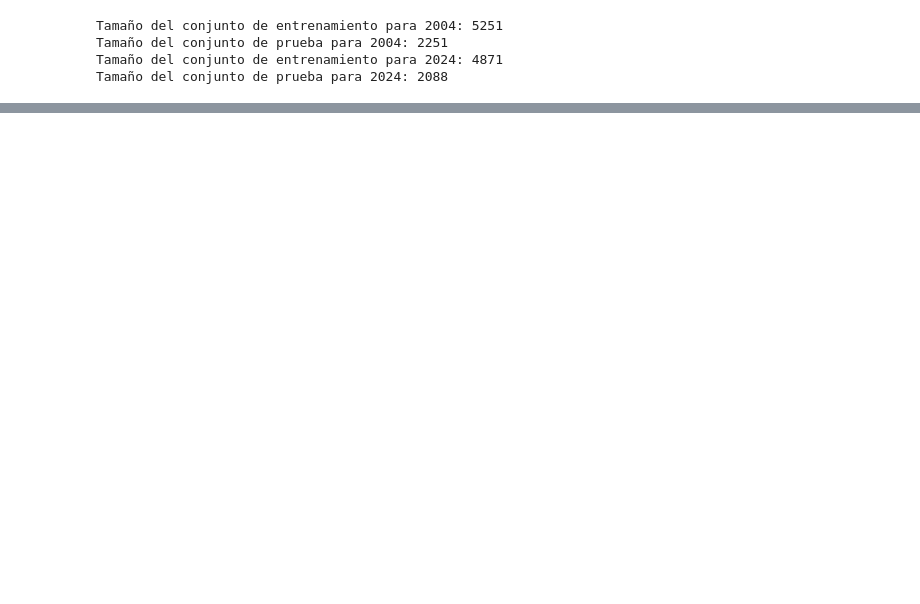
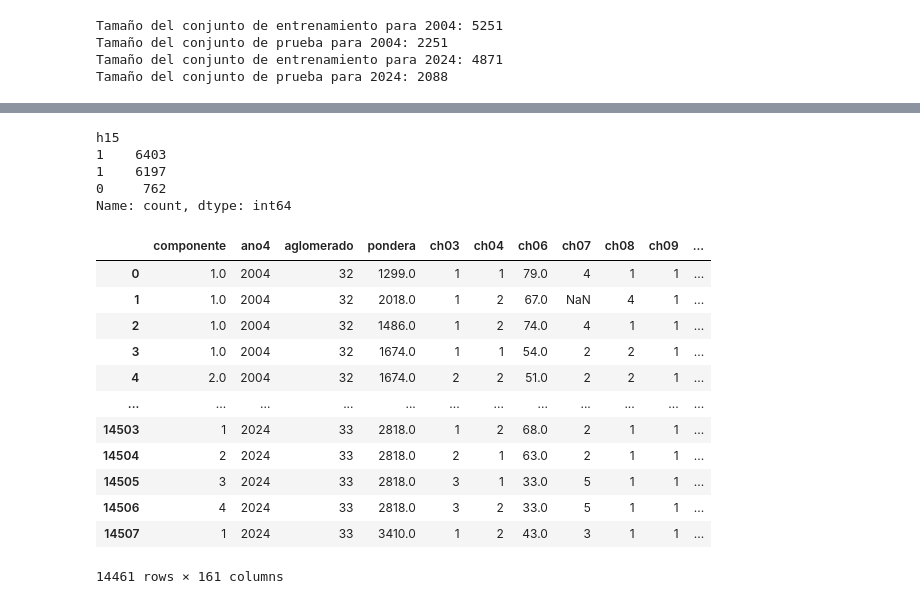
Before and after one commit to GabrielDiaz303/CC408--T1-2-, a Jupyter notebook: TP3 - Codigo.ipynb, the cells around one changed output, grey strips where cells are left out. Cells and saved outputs as stored; diff of their text form; code cells hidden in the pictures; blank space fills up the shorter version.

```diff
--- a/TP3 - Codigo.ipynb
+++ b/TP3 - Codigo.ipynb
@@ -908,0 +958,26 @@ TypeError: float() argument must be a string or a real number, not 'pandas._libs
+# %%
+respondieron["h15"].value_counts()
+# %% [output]
+h15
+1    6403
+1    6197
+0     762
+Name: count, dtype: int64
+# %%
+respondieron_limpio = respondieron.drop(["h15"], axis=1)
+
+respondieron_limpio
+# %% [output]
+|  | componente | ano4 | aglomerado | pondera | ch03 | ch04 | ch06 | ch07 | ch08 | ch09 | ... |
+| 0 | 1.0 | 2004 | 32 | 1299.0 | 1 | 1 | 79.0 | 4 | 1 | 1 | ... |
+| 1 | 1.0 | 2004 | 32 | 2018.0 | 1 | 2 | 67.0 | NaN | 4 | 1 | ... |
+| 2 | 1.0 | 2004 | 32 | 1486.0 | 1 | 2 | 74.0 | 4 | 1 | 1 | ... |
+| 3 | 1.0 | 2004 | 32 | 1674.0 | 1 | 1 | 54.0 | 2 | 2 | 1 | ... |
+| 4 | 2.0 | 2004 | 32 | 1674.0 | 2 | 2 | 51.0 | 2 | 2 | 1 | ... |
+| ... | ... | ... | ... | ... | ... | ... | ... | ... | ... | ... | ... |
+| 14503 | 1 | 2024 | 33 | 2818.0 | 1 | 2 | 68.0 | 2 | 1 | 1 | ... |
+| 14504 | 2 | 2024 | 33 | 2818.0 | 2 | 1 | 63.0 | 2 | 1 | 1 | ... |
+| 14505 | 3 | 2024 | 33 | 2818.0 | 3 | 1 | 33.0 | 5 | 1 | 1 | ... |
+| 14506 | 4 | 2024 | 33 | 2818.0 | 3 | 2 | 33.0 | 5 | 1 | 1 | ... |
+| 14507 | 1 | 2024 | 33 | 3410.0 | 1 | 2 | 43.0 | 3 | 1 | 1 | ... |
+14461 rows × 161 columns
```
Also changed, not shown: parts of 13 cells of this notebook.
